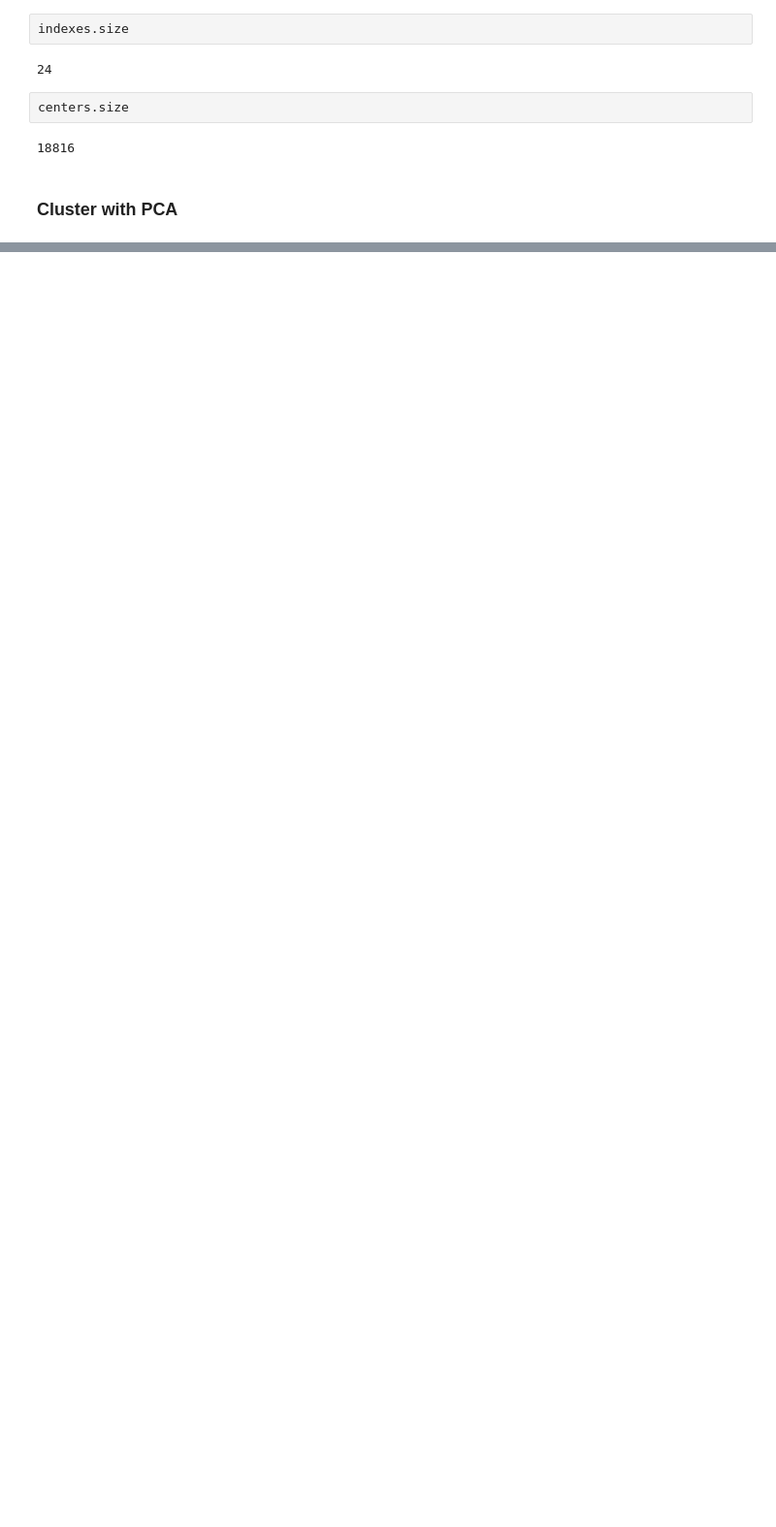
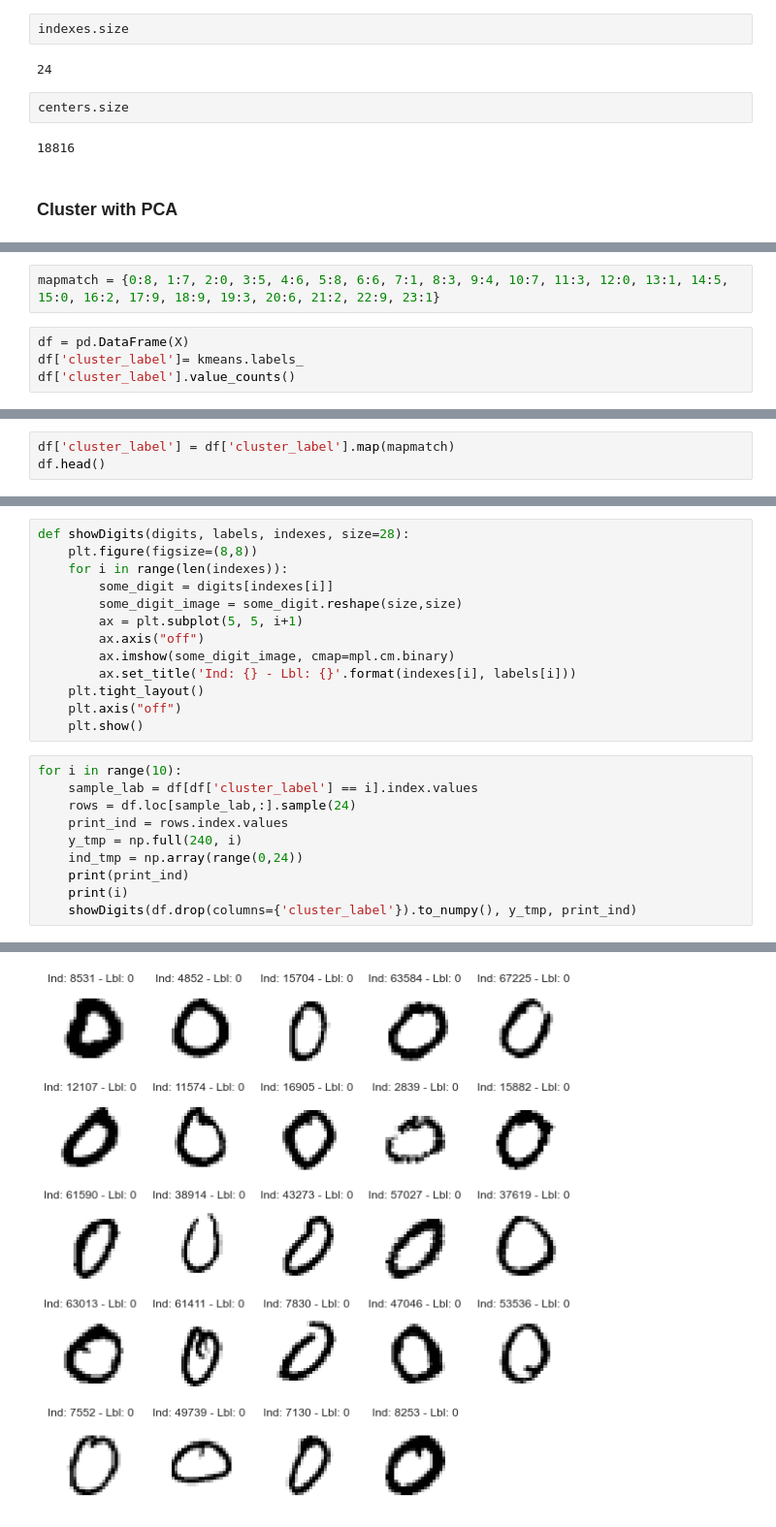
Before and after one commit to sijiahao-hub/ItML_Asn_3_Students, a Jupyter notebook: cluster_asn.ipynb, the cells around one changed output, grey strips where cells are left out. Shown at 97% size. Drawn from its saved outputs; the diff is of its cells as text; blank space fills up the shorter version.

```diff
--- a/cluster_asn.ipynb
+++ b/cluster_asn.ipynb
@@ -155,0 +156,6 @@ IndexError: list index out of range
+# %%
+mapmatch = {0:8, 1:7, 2:0, 3:5, 4:6, 5:8, 6:6, 7:1, 8:3, 9:4, 10:7, 11:3, 12:0, 13:1, 14:5, 15:0, 16:2, 17:9, 18:9, 19:3, 20:6, 21:2, 22:9, 23:1}
+# %%
+df = pd.DataFrame(X)
+df['cluster_label']= kmeans.labels_
+df['cluster_label'].value_counts()
@@ -155,0 +180,3 @@ IndexError: list index out of range
+# %%
+df['cluster_label'] = df['cluster_label'].map(mapmatch)
+df.head()
@@ -155,0 +205,24 @@ IndexError: list index out of range
+# %%
+def showDigits(digits, labels, indexes, size=28):
+    plt.figure(figsize=(8,8))
+    for i in range(len(indexes)):
+        some_digit = digits[indexes[i]]
+        some_digit_image = some_digit.reshape(size,size)
+        ax = plt.subplot(5, 5, i+1)
+        ax.axis("off")
+        ax.imshow(some_digit_image, cmap=mpl.cm.binary)
+        ax.set_title('Ind: {} - Lbl: {}'.format(indexes[i], labels[i]))
+    plt.tight_layout()
+    plt.axis("off")
+    plt.show()
+# %%
+for i in range(10):
+    sample_lab = df[df['cluster_label'] == i].index.values
+    rows = df.loc[sample_lab,:].sample(24)
+    print_ind = rows.index.values
+    y_tmp = np.full(240, i)
+    ind_tmp = np.array(range(0,24))
+    print(print_ind)
+    print(i)
+    showDigits(df.drop(columns={'cluster_label'}).to_numpy(), y_tmp, print_ind)
+# %% [output]
@@ -155,0 +232 @@ IndexError: list index out of range
+[figure, added]
```
Also changed, not shown: parts of 16 cells of this notebook.
